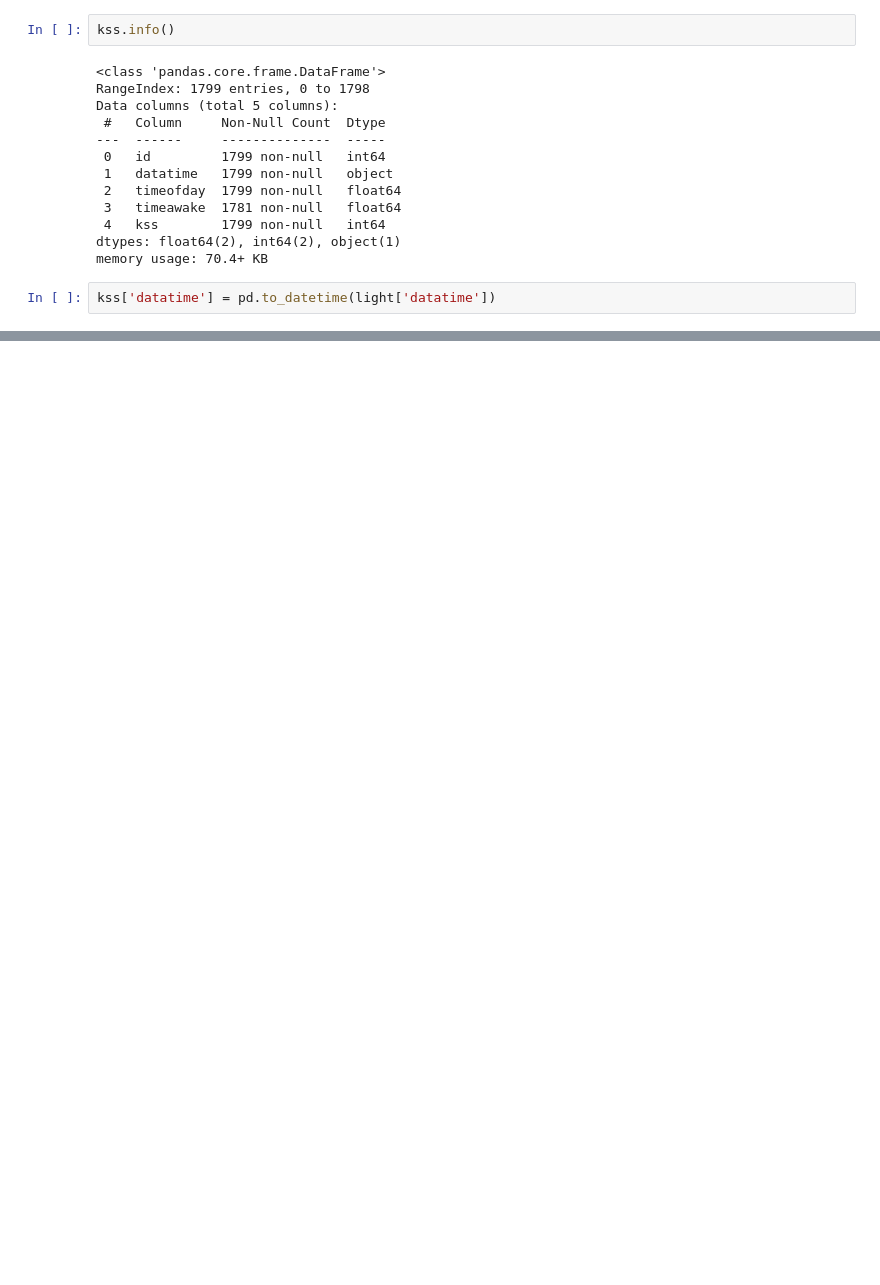
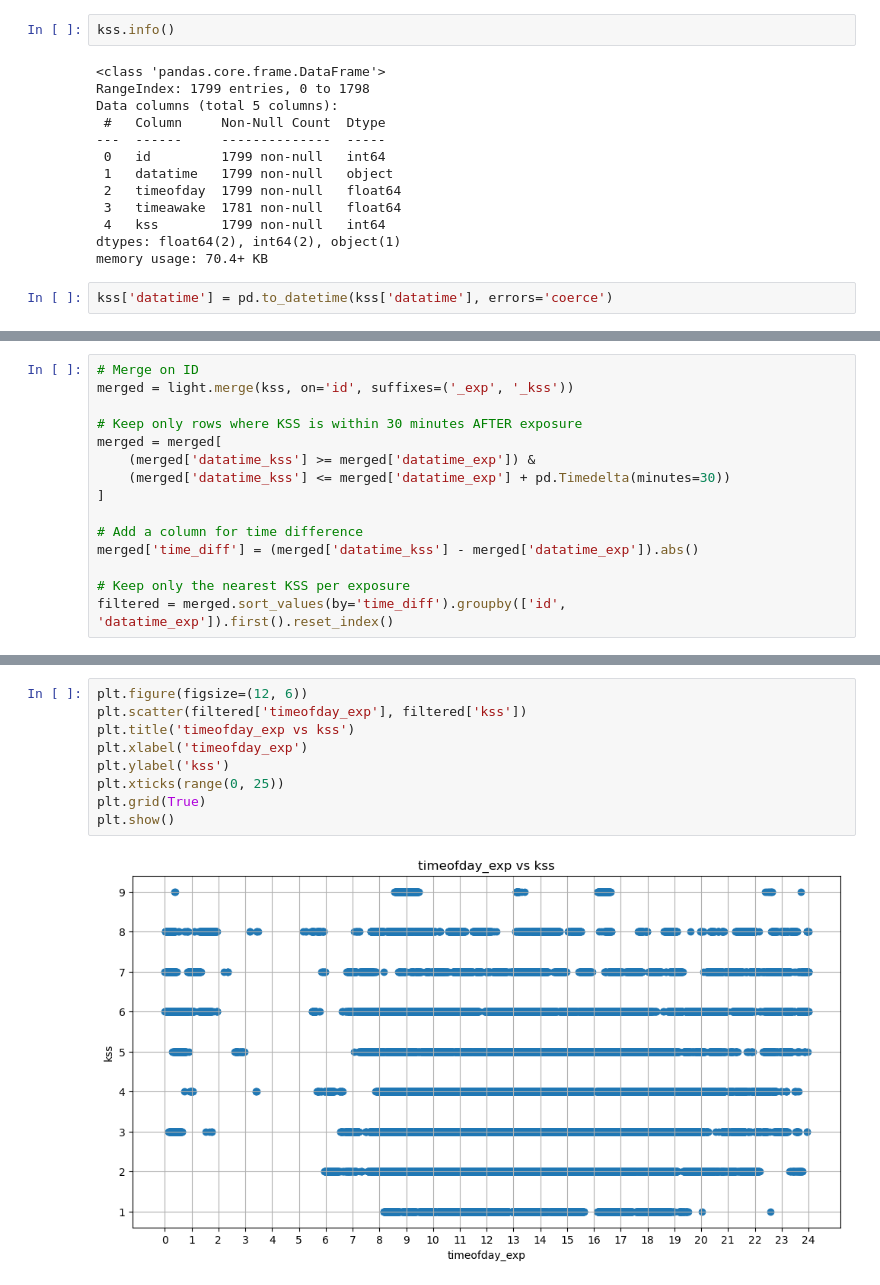
Before and after one commit to kavindalj/CircadiuaLux, a Jupyter notebook: ML/analize.ipynb, the cells around one changed output, grey strips where cells are left out. Cells and saved outputs as stored; diff of their text form; blank space fills up the shorter version.

```diff
--- a/ML/analize.ipynb
+++ b/ML/analize.ipynb
@@ -296,7 +297,7 @@ Data columns (total 5 columns):
  4   kss        1799 non-null   int64
 dtypes: float64(2), int64(2), object(1)
 memory usage: 70.4+ KB
-# %%
-kss['datatime'] = pd.to_datetime(light['datatime'])
+# %%
+kss['datatime'] = pd.to_datetime(kss['datatime'], errors='coerce')
 # %%
 kss.info()
@@ -335,0 +332,15 @@ kss.head(20)
+# %%
+# Merge on ID
+merged = light.merge(kss, on='id', suffixes=('_exp', '_kss'))
+
+# Keep only rows where KSS is within 30 minutes AFTER exposure
+merged = merged[
+    (merged['datatime_kss'] >= merged['datatime_exp']) &
+    (merged['datatime_kss'] <= merged['datatime_exp'] + pd.Timedelta(minutes=30))
+]
+
+# Add a column for time difference
+merged['time_diff'] = (merged['datatime_kss'] - merged['datatime_exp']).abs()
+
+# Keep only the nearest KSS per exposure
+filtered = merged.sort_values(by='time_diff').groupby(['id', 'datatime_exp']).first().reset_index()
@@ -335,0 +363,11 @@ kss.head(20)
+# %%
+plt.figure(figsize=(12, 6))
+plt.scatter(filtered['timeofday_exp'], filtered['kss'])
+plt.title('timeofday_exp vs kss')
+plt.xlabel('timeofday_exp')
+plt.ylabel('kss')
+plt.xticks(range(0, 25))
+plt.grid(True)
+plt.show()
+# %% [output]
+[figure, added]
```
Also changed, not shown: parts of 40 cells of this notebook, 1 other file.
